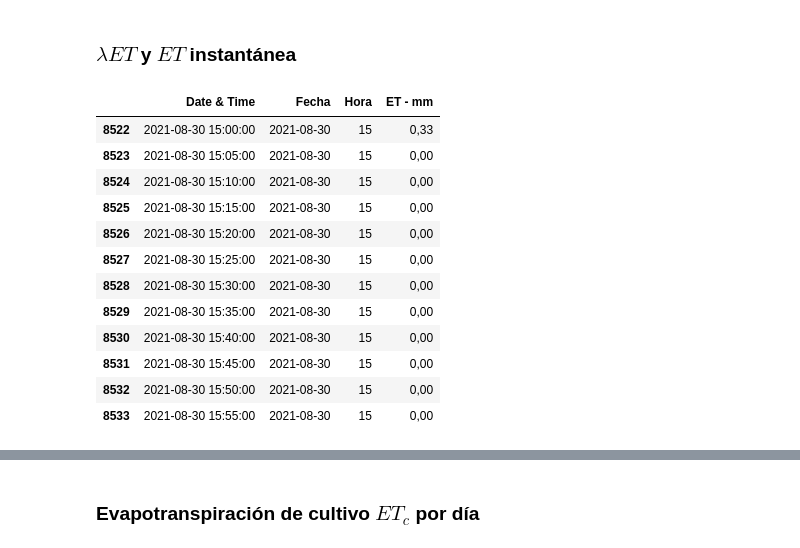
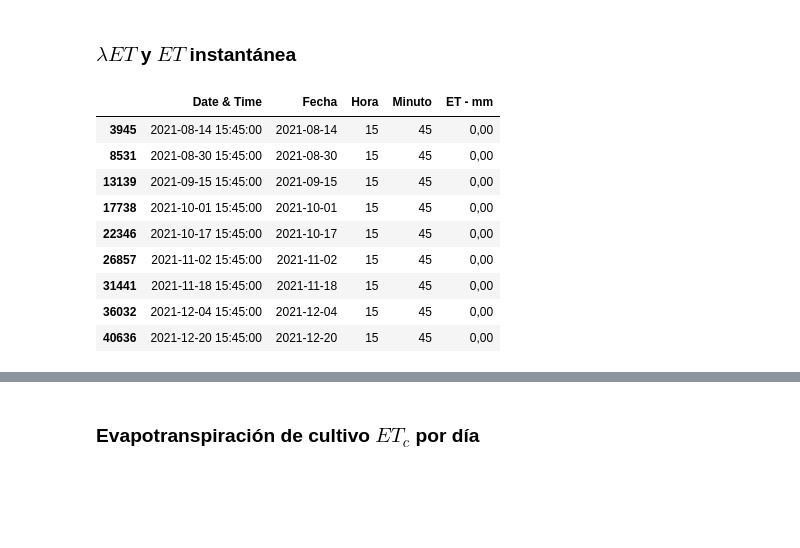
Before and after one commit to vilcagamarracf/Inv_arroz_METRIC, a Jupyter notebook: notebooks/2_Balance_de_Energía_Superficial_Modelo_METRIC.ipynb, the cells around one changed output, grey strips where cells are left out. Saved outputs shown, nothing was run; the diff lists cells and outputs as text; code cells hidden in the pictures; blank space fills up the shorter version.

Commit message:
Filtrado de ET con fechas de satelite

```diff
--- a/notebooks/2_Balance_de_Energía_Superficial_Modelo_METRIC.ipynb
+++ b/notebooks/2_Balance_de_Energía_Superficial_Modelo_METRIC.ipynb
@@ -1612,34 +1611,38 @@ valores a iterar:
 # %% [markdown]
 ### $\lambda{ET}$ y $ET$ instantánea
 # %%
-from datetime import date
-
+# Lectura de datos (registra cada 5 min) de la estación automática Vista Florida - Lambayeque
 ruta_vf = '/content/estacion_vista_florida.csv'
 df_vf = pd.read_csv(ruta_vf, encoding='latin-1',
                     skiprows=(0,1,2,3,4),
                     skip_blank_lines=True,
                     na_values='--')
 
+# Columnas con fechas
 df_vf['Date & Time'] = pd.to_datetime(df_vf['Date & Time'], format='%d/%m/%y %I:%M %p')
-df_vf['Fecha'] = pd.DatetimeIndex(df_vf['Date & Time']).date
+
+df_vf['Fecha'] = pd.DatetimeIndex(df_vf['Date & Time']).strftime('%Y-%m-%d')
 df_vf['Hora'] = pd.DatetimeIndex(df_vf['Date & Time']).hour
+df_vf['Minuto'] = pd.DatetimeIndex(df_vf['Date & Time']).minute
 
-df_vf = df_vf[['Date & Time', 'Fecha', 'Hora', 'ET - mm']]
-df_vf = df_vf[df_vf['Hora'] == 15]
-df_vf[df_vf['Fecha'] == pd.Timestamp(fechas_reportel8[1])]
+# Recorte de tabla
+df_vf = df_vf[['Date & Time', 'Fecha', 'Hora', 'Minuto', 'ET - mm']]
 
-# df_vf[(df_vf['Date & Time'] < '2021-12-30') & (pd.DatetimeIndex(df_vf['Date & Time']).hour == 15)]
+# Filtrado por fecha
+# df_vf = df_vf[df_vf['Hora'] == 15]
+df_vf = df_vf[(df_vf['Hora'] == 15) & (df_vf['Minuto'] == 45)]
+
+# Filtrado con lista de fechas de imágenes satelitales
+df_vf = df_vf[df_vf['Fecha'].isin(fechas_reportel8)]
+df_vf
 # %% [output]
-|  | Date & Time | Fecha | Hora | ET - mm |
-| 8522 | 2021-08-30 15:00:00 | 2021-08-30 | 15 | 0,33 |
-| 8523 | 2021-08-30 15:05:00 | 2021-08-30 | 15 | 0,00 |
-| 8524 | 2021-08-30 15:10:00 | 2021-08-30 | 15 | 0,00 |
-| 8525 | 2021-08-30 15:15:00 | 2021-08-30 | 15 | 0,00 |
-| 8526 | 2021-08-30 15:20:00 | 2021-08-30 | 15 | 0,00 |
-| 8527 | 2021-08-30 15:25:00 | 2021-08-30 | 15 | 0,00 |
-| 8528 | 2021-08-30 15:30:00 | 2021-08-30 | 15 | 0,00 |
-| 8529 | 2021-08-30 15:35:00 | 2021-08-30 | 15 | 0,00 |
-| 8530 | 2021-08-30 15:40:00 | 2021-08-30 | 15 | 0,00 |
-| 8531 | 2021-08-30 15:45:00 | 2021-08-30 | 15 | 0,00 |
-| 8532 | 2021-08-30 15:50:00 | 2021-08-30 | 15 | 0,00 |
-| 8533 | 2021-08-30 15:55:00 | 2021-08-30 | 15 | 0,00 |
+|  | Date & Time | Fecha | Hora | Minuto | ET - mm |
+| 3945 | 2021-08-14 15:45:00 | 2021-08-14 | 15 | 45 | 0,00 |
+| 8531 | 2021-08-30 15:45:00 | 2021-08-30 | 15 | 45 | 0,00 |
+| 13139 | 2021-09-15 15:45:00 | 2021-09-15 | 15 | 45 | 0,00 |
+| 17738 | 2021-10-01 15:45:00 | 2021-10-01 | 15 | 45 | 0,00 |
+| 22346 | 2021-10-17 15:45:00 | 2021-10-17 | 15 | 45 | 0,00 |
+| 26857 | 2021-11-02 15:45:00 | 2021-11-02 | 15 | 45 | 0,00 |
+| 31441 | 2021-11-18 15:45:00 | 2021-11-18 | 15 | 45 | 0,00 |
+| 36032 | 2021-12-04 15:45:00 | 2021-12-04 | 15 | 45 | 0,00 |
+| 40636 | 2021-12-20 15:45:00 | 2021-12-20 | 15 | 45 | 0,00 |
```
Also changed, not shown: parts of 15 cells of this notebook.
